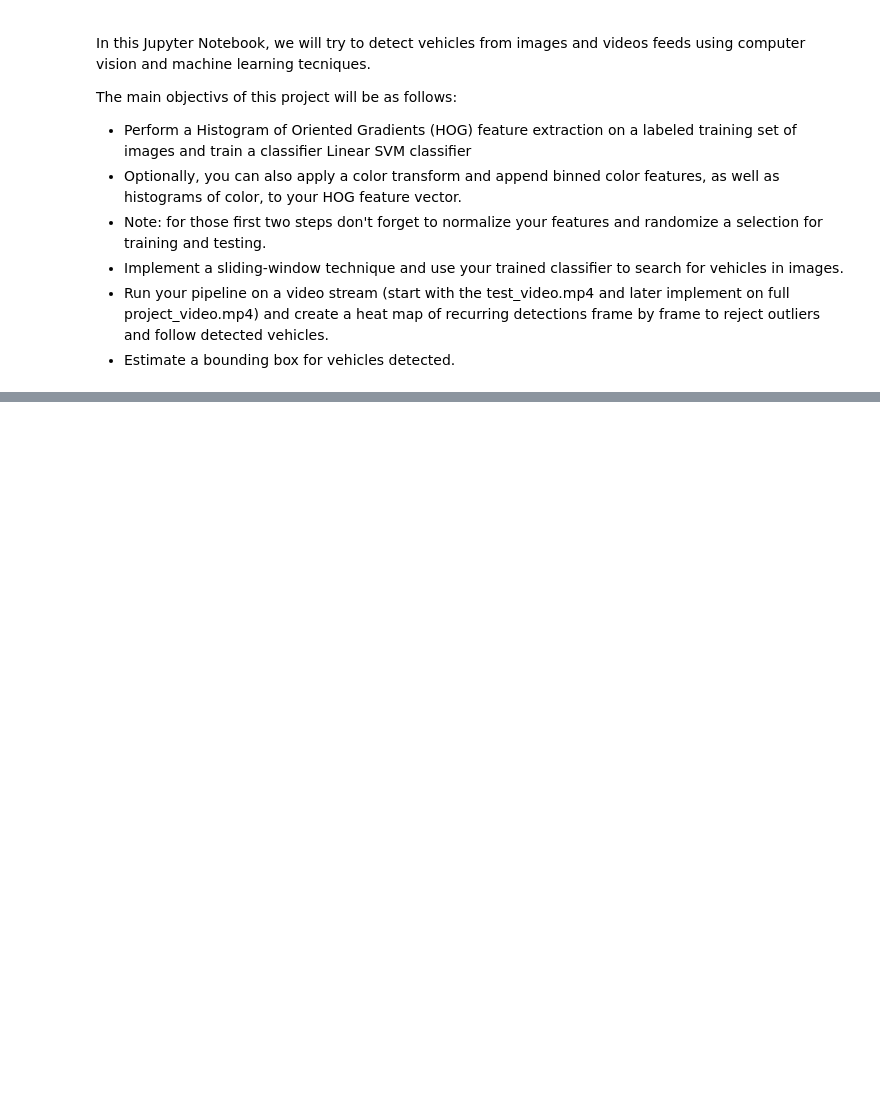
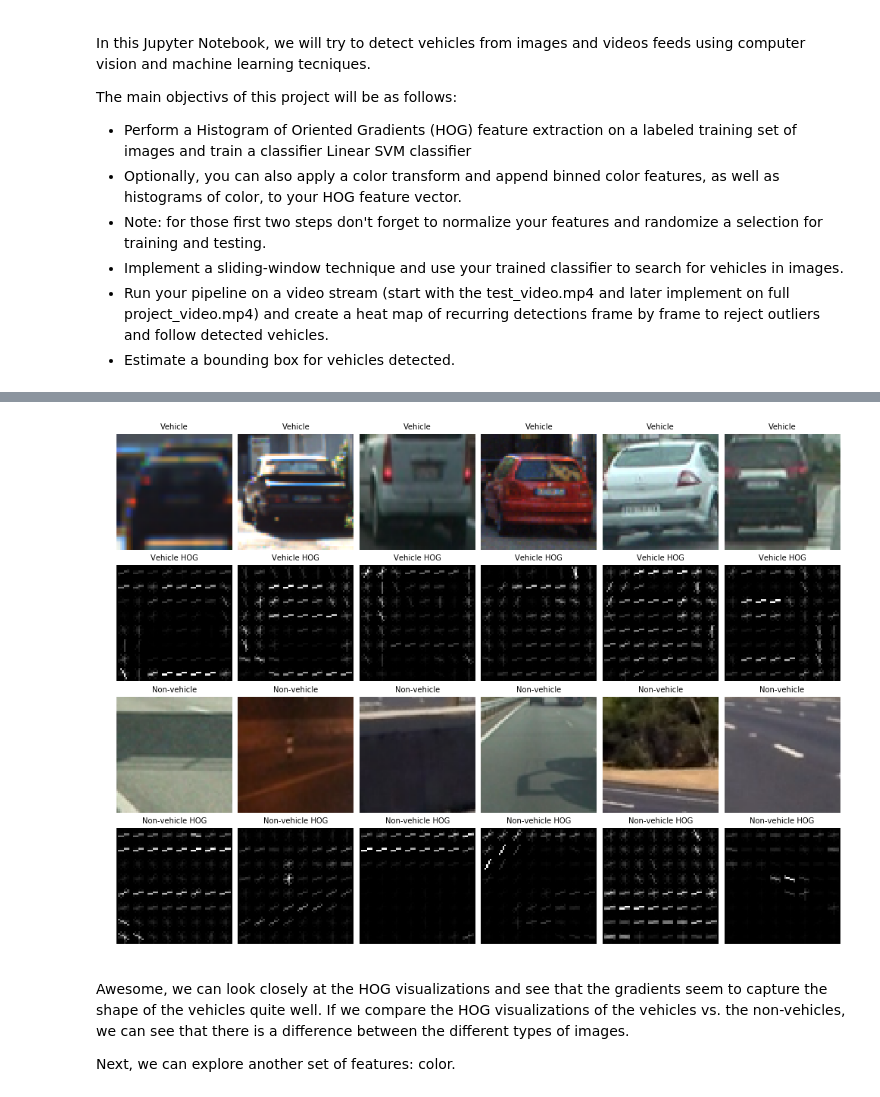
Before and after one commit to jeffwen/sdcnd_vehicle_detection, a Jupyter notebook: Vehicle Detection.ipynb, the cells around one changed output, grey strips where cells are left out. Saved outputs shown, nothing was run; the diff lists cells and outputs as text; code cells hidden in the pictures; blank space fills up the shorter version.

```diff
--- a/Vehicle Detection.ipynb
+++ b/Vehicle Detection.ipynb
@@ -13,0 +119,61 @@ First of all, we need a way to identify the car within an image or a frame of th
+# %%
+## hog extractor function (from exercise) to return HOG features and visualization
+def get_hog_features(img, orient, pix_per_cell, cell_per_block, vis=False, feature_vec=True):
+    if vis == True:
+        features, hog_image = hog(img, orientations=orient, pixels_per_cell=(pix_per_cell, pix_per_cell), cells_per_block=(cell_per_block, cell_per_block), visualise=vis, feature_vector=feature_vec)
+        return features, hog_image
+    else:
+        features = hog(img, orientations=orient, pixels_per_cell=(pix_per_cell, pix_per_cell), cells_per_block=(cell_per_block, cell_per_block), visualise=vis, feature_vector=feature_vec)
+        return features
+# %%
+## plot images
+f, ax = plt.subplots(4,6, figsize=(14, 10))
+f.tight_layout()
+f.subplots_adjust(hspace = .1, wspace=.05)
+ax = ax.ravel()
+
+# Define HOG parameters
+orient = 9
+pix_per_cell = 8
+cell_per_block = 2
+
+# Step through the list and search for chessboard corners
+for i in range(6):
+    ## plot img
+    img1 = cv2.imread(veh_images[np.random.randint(0,len(veh_images))])
+    img1 = cv2.cvtColor(img1,cv2.COLOR_BGR2RGB)
+    ax[i].axis('off')
+    ax[i].set_title('Vehicle', fontsize=10)
+    ax[i].imshow(img1)
+
+    ## plot hog
+    gray = cv2.cvtColor(img1, cv2.COLOR_RGB2GRAY)
+    _, hog_img = get_hog_features(gray, orient, pix_per_cell, cell_per_block, vis=True, feature_vec=False)
+    ax[i+6].axis('off')
+    ax[i+6].set_title('Vehicle HOG', fontsize=10)
+    ax[i+6].imshow(hog_img, cmap='gray')
+
+# Step through the list and search for chessboard corners
+for i in range(12,18):
+    ## plot img
+    img1 = cv2.imread(nonveh_images[np.random.randint(0,len(nonveh_images))])
+    img1 = cv2.cvtColor(img1,cv2.COLOR_BGR2RGB)
+    ax[i].axis('off')
+    ax[i].set_title('Non-vehicle', fontsize=10)
+    ax[i].imshow(img1)
+
+    ## plot hog
+    gray = cv2.cvtColor(img1, cv2.COLOR_RGB2GRAY)
+    _, hog_img = get_hog_features(gray, orient, pix_per_cell, cell_per_block, vis=True, feature_vec=False)
+    ax[i+6].axis('off')
+    ax[i+6].set_title('Non-vehicle HOG', fontsize=10)
+    ax[i+6].imshow(hog_img, cmap='gray')
+
+## save image for write up
+# f.savefig("/Users/jwen/Python/Projects/sdcnd_vehicle_detection/output_images/hog_examples.png")
+# %% [output]
+[figure, added]
+# %% [markdown]
+Awesome, we can look closely at the HOG visualizations and see that the gradients seem to capture the shape of the vehicles quite well. If we compare the HOG visualizations of the vehicles vs. the non-vehicles, we can see that there is a difference between the different types of images.
+
+Next, we can explore another set of features: color.
```
Also changed, not shown: parts of 41 cells of this notebook, 7 other files.
